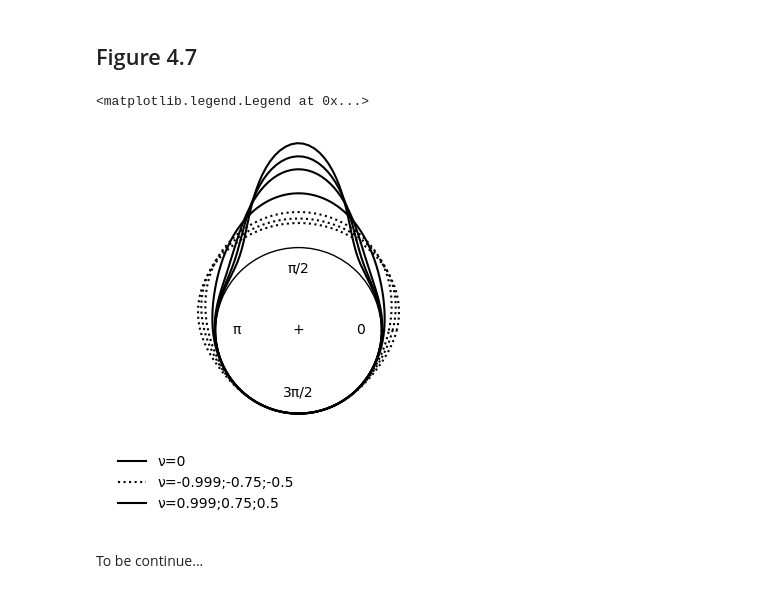
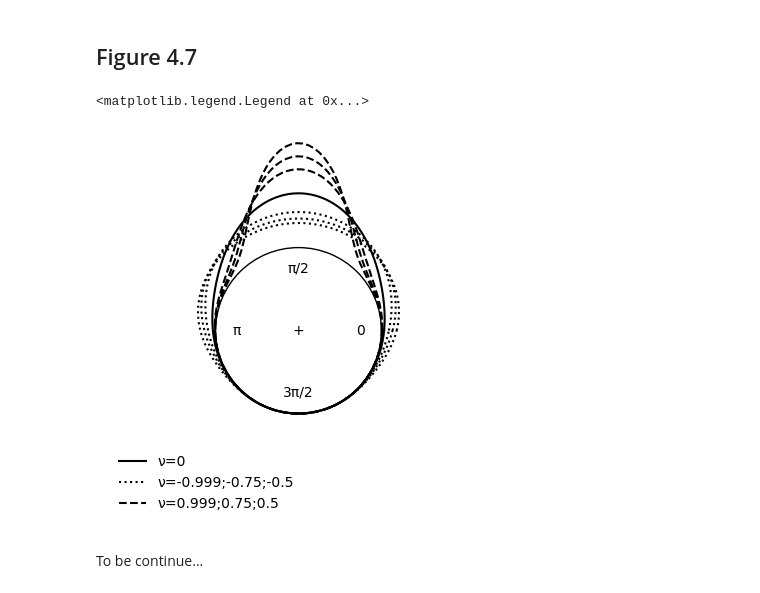
Before and after one commit to circstat/pycircstat2, a Jupyter notebook: examples/B3-CircStatInR.ipynb, the cells around one changed output. Saved outputs shown, nothing was run; the diff lists cells and outputs as text; code cells hidden in the pictures.

```diff
--- a/examples/B3-CircStatInR.ipynb
+++ b/examples/B3-CircStatInR.ipynb
@@ -473,52 +474,56 @@ fig.tight_layout()
 # %% [markdown]
 ## Figure 4.7
 # %%
-class vonmisesext_gen:
+class vonmisesext_gen(rv_continuous):
 
-    def pdf(self, x, kappa, nu, loc):
+    def _argcheck(self, kappa, nu):
+        return (kappa >= 0) and (-1 <= nu <= 1)
+
+    def _pdf(self, x, kappa, nu):
 
         def kernel(x):
-            return np.exp(kappa * np.cos(x - loc + nu * np.sin(x - loc)))
-        c = 1 / quad(kernel, a=-np.pi, b=np.pi)[0]
+            return np.exp(kappa * np.cos(x + nu * np.sin(x)))
+
+        c = 1 / quad_vec(kernel, a=-np.pi, b=np.pi)[0]
 
         return c*kernel(x)
 
-vonmisesext = vonmisesext_gen()
+vonmisesext = vonmisesext_gen(name='vonmises_extended')
 # %%
 fig = plt.figure(figsize=(5,5))
 
 ax = fig.add_subplot(polar=True)
 
 ax.plot(x, vonmisesext.pdf(x, kappa=3, nu=1e-9, loc=np.pi/2) + 1, linestyle='-', color='black', label='ν=0')
 
 ax.plot(x, vonmisesext.pdf(x, kappa=3, nu=-0.999, loc=np.pi/2) + 1, linestyle=':', color='black', label='ν=-0.999;-0.75;-0.5')
 ax.plot(x, vonmisesext.pdf(x, kappa=3, nu=-0.75, loc=np.pi/2) + 1, linestyle=':', color='black')
 ax.plot(x, vonmisesext.pdf(x, kappa=3, nu=-0.5, loc=np.pi/2) + 1, linestyle=':', color='black')
 
-ax.plot(x, vonmisesext.pdf(x, kappa=3, nu=0.999, loc=np.pi/2) + 1, linestyle='-', color='black', label='ν=0.999;0.75;0.5')
-ax.plot(x, vonmisesext.pdf(x, kappa=3, nu=0.75, loc=np.pi/2) + 1, linestyle='-', color='black')
-ax.plot(x, vonmisesext.pdf(x, kappa=3, nu=0.5, loc=np.pi/2) + 1, linestyle='-', color='black')
+ax.plot(x, vonmisesext.pdf(x, kappa=3, nu=0.999, loc=np.pi/2) + 1, linestyle='--', color='black', label='ν=0.999;0.75;0.5')
+ax.plot(x, vonmisesext.pdf(x, kappa=3, nu=0.75, loc=np.pi/2) + 1, linestyle='--', color='black')
+ax.plot(x, vonmisesext.pdf(x, kappa=3, nu=0.5, loc=np.pi/2) + 1, linestyle='--', color='black')
 
 rtick = [0, 1]
 ax.spines["polar"].set_visible(False)
 ax.set_rgrids(rtick, ["" for _ in range(len(rtick))], fontsize=16)
 gridlines = ax.yaxis.get_gridlines()
 gridlines[-1].set_color("k")
 gridlines[-1].set_linewidth(1)
 
 # position_major = np.arange(0, 2 * np.pi, 2 * np.pi / 4)
 position_major = []
 ax.xaxis.set_major_locator(ticker.FixedLocator(position_major))
 
 ax.text(x=0, y=0, s='+', ha='center', va="center", color="black",)
 labels = ['0', 'π/2', 'π', '3π/2']
 for i, angle in enumerate([0, np.pi/2, np.pi, 3 * np.pi / 2]):
     ax.text(x=angle, y=0.75, s=labels[i], ha='center', va="center", color="black")
 
 ax.legend(frameon=False)
 # %% [output]
 <matplotlib.legend.Legend at 0x...>
-[figure, old version]
+[figure, new version]
 # %% [markdown]
 To be continue...
 # %%
```
Also changed, not shown: parts of 3 cells of this notebook, 2 other files.
